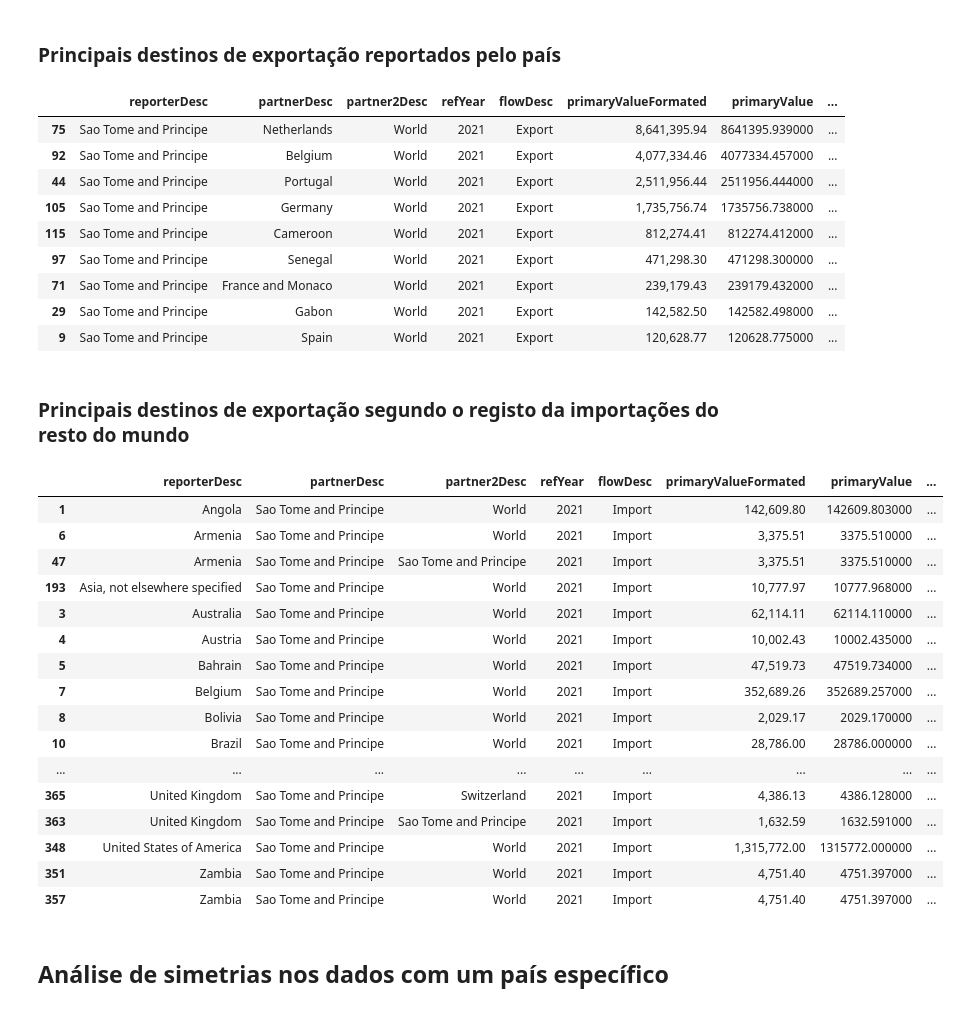
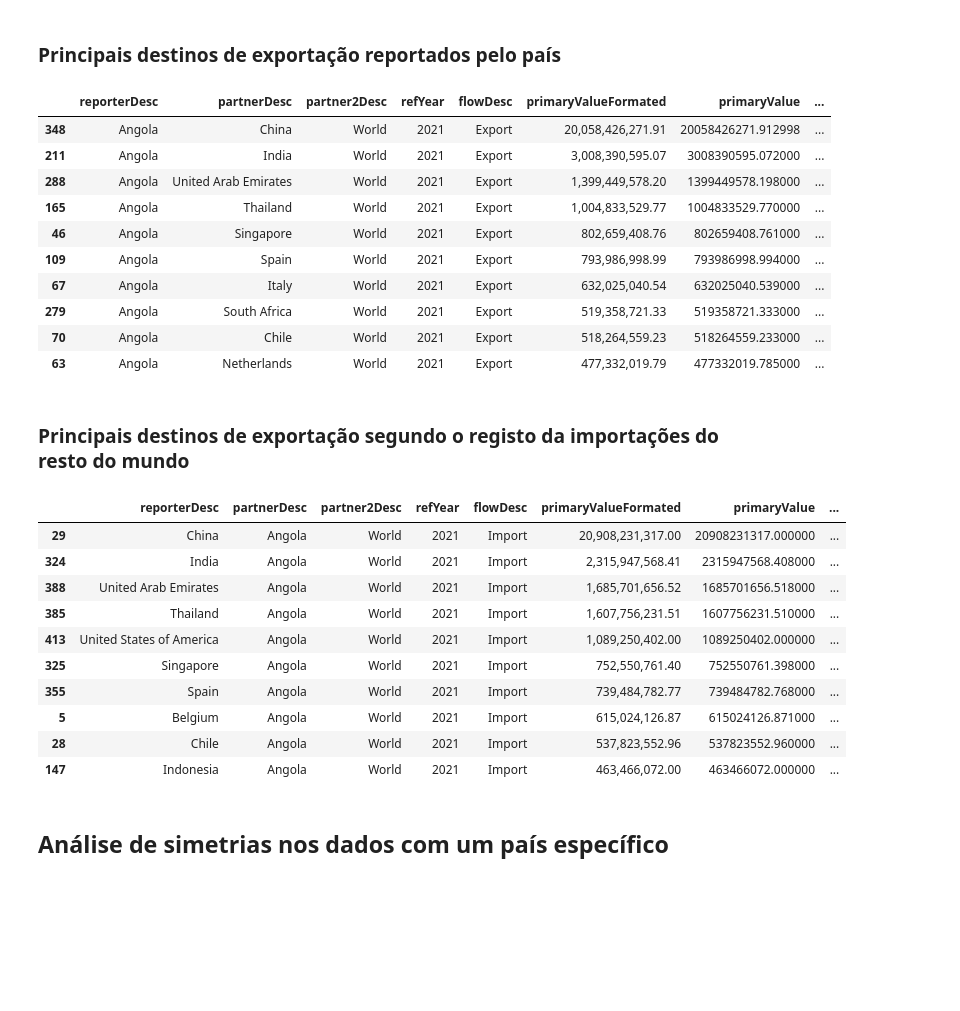
Before and after one commit to joaquimrcarvalho/cipf-comtrade, a Jupyter notebook: country_trade_profile.ipynb, the cells around one changed output. Cells and saved outputs as stored; diff of their text form; code cells hidden in the pictures; blank space fills up the shorter version.

```diff
--- a/country_trade_profile.ipynb
+++ b/country_trade_profile.ipynb
@@ -62,7 +62,7 @@ comtrade.PERIOD_SECONDS=5
 
 Choose country and years of interest
 # %%
-country_of_interest = comtrade.m49_stome_principe
+country_of_interest = comtrade.m49_angola
 years_of_interest = comtrade.year_range(2021, 2022)
 print(comtrade.COUNTRY_CODES[country_of_interest], years_of_interest)
 # %% [output]
@@ -333,6 +341,7 @@ partnerA = country_of_interest
 # %% [markdown]
 ### Principais destinos de exportação reportados pelo país
 # %%
+show_only_top = 10
 df_import_rep_a_world = comtrade.get_data("C",# C for commodities, S for Services
                      "A",# (freqCode) A for annual and M for monthly
                      flowCode='X',
@@ -348,54 +357,50 @@ df_import_rep_a_world = comtrade.get_data("C",# C for commodities, S for Service
 cols = ['reporterDesc','partnerDesc','partner2Desc','refYear','flowDesc','primaryValueFormated','primaryValue','perc','motDesc','isAggregate','customsDesc']
 total_import = df_import_rep_a_world['primaryValue'].sum()
 df_import_rep_a_world['perc'] = df_import_rep_a_world['primaryValue']/total_import
-df_import_rep_a_world[df_import_rep_a_world['primaryValue']>100000][cols].sort_values(by=['refYear','primaryValue'], ascending=[True,False]).head(20).style.format({'perc': '{:,.2%}'.format})
+df_import_rep_a_world[df_import_rep_a_world['primaryValue']>100000][cols].sort_values(by=['refYear','primaryValue'], ascending=[True,False]).head(show_only_top).style.format({'perc': '{:,.2%}'.format})
 # %% [output]
 |  | reporterDesc | partnerDesc | partner2Desc | refYear | flowDesc | primaryValueFormated | primaryValue | ... |
-| 75 | Sao Tome and Principe | Netherlands | World | 2021 | Export | 8,641,395.94 | 8641395.939000 | ... |
-| 92 | Sao Tome and Principe | Belgium | World | 2021 | Export | 4,077,334.46 | 4077334.457000 | ... |
-| 44 | Sao Tome and Principe | Portugal | World | 2021 | Export | 2,511,956.44 | 2511956.444000 | ... |
-| 105 | Sao Tome and Principe | Germany | World | 2021 | Export | 1,735,756.74 | 1735756.738000 | ... |
-| 115 | Sao Tome and Principe | Cameroon | World | 2021 | Export | 812,274.41 | 812274.412000 | ... |
-| 97 | Sao Tome and Principe | Senegal | World | 2021 | Export | 471,298.30 | 471298.300000 | ... |
-| 71 | Sao Tome and Principe | France and Monaco | World | 2021 | Export | 239,179.43 | 239179.432000 | ... |
-| 29 | Sao Tome and Principe | Gabon | World | 2021 | Export | 142,582.50 | 142582.498000 | ... |
-| 9 | Sao Tome and Principe | Spain | World | 2021 | Export | 120,628.77 | 120628.775000 | ... |
+| 348 | Angola | China | World | 2021 | Export | 20,058,426,271.91 | 20058426271.912998 | ... |
+| 211 | Angola | India | World | 2021 | Export | 3,008,390,595.07 | 3008390595.072000 | ... |
+| 288 | Angola | United Arab Emirates | World | 2021 | Export | 1,399,449,578.20 | 1399449578.198000 | ... |
+| 165 | Angola | Thailand | World | 2021 | Export | 1,004,833,529.77 | 1004833529.770000 | ... |
+| 46 | Angola | Singapore | World | 2021 | Export | 802,659,408.76 | 802659408.761000 | ... |
+| 109 | Angola | Spain | World | 2021 | Export | 793,986,998.99 | 793986998.994000 | ... |
+| 67 | Angola | Italy | World | 2021 | Export | 632,025,040.54 | 632025040.539000 | ... |
+| 279 | Angola | South Africa | World | 2021 | Export | 519,358,721.33 | 519358721.333000 | ... |
+| 70 | Angola | Chile | World | 2021 | Export | 518,264,559.23 | 518264559.233000 | ... |
+| 63 | Angola | Netherlands | World | 2021 | Export | 477,332,019.79 | 477332019.785000 | ... |
 # %% [markdown]
 ### Principais destinos de exportação segundo o registo da importações do resto do mundo
 # %%
+show_only_top=10
 df_import_rep_a_world = comtrade.get_data("C",# C for commodities, S for Services
                      "A",# (freqCode) A for annual and M for monthly
                      flowCode='M',
                      cmdCode='TOTAL',
                      reporterCode=None,
                      partnerCode=partnerA,
-                     partner2Code=None,
+                     partner2Code=0,
                      motCode = 0,
-                     customsCode=None,
+                     # customsCode=0,
                      period=years_of_interest,
                      echo_url=False
                      )
 total_import = df_import_rep_a_world['primaryValue'].sum()
 df_import_rep_a_world['perc'] = df_import_rep_a_world['primaryValue']/total_import
-df_import_rep_a_world[df_import_rep_a_world['primaryValue']>1000][cols].sort_values(by=['refYear','reporterDesc','primaryValue'], ascending=[True,True,False]).head(150).style.format({'perc': '{:,.2%}'.format})
+df_import_rep_a_world[df_import_rep_a_world['primaryValue']>1000][cols].sort_values(by=['refYear','primaryValue','reporterDesc',], ascending=[True,False,True]).head(show_only_top).style.format({'perc': '{:,.2%}'.format})
 # %% [output]
 |  | reporterDesc | partnerDesc | partner2Desc | refYear | flowDesc | primaryValueFormated | primaryValue | ... |
-| 1 | Angola | Sao Tome and Principe | World | 2021 | Import | 142,609.80 | 142609.803000 | ... |
-| 6 | Armenia | Sao Tome and Principe | World | 2021 | Import | 3,375.51 | 3375.510000 | ... |
-| 47 | Armenia | Sao Tome and Principe | Sao Tome and Principe | 2021 | Import | 3,375.51 | 3375.510000 | ... |
-| 193 | Asia, not elsewhere specified | Sao Tome and Principe | World | 2021 | Import | 10,777.97 | 10777.968000 | ... |
-| 3 | Australia | Sao Tome and Principe | World | 2021 | Import | 62,114.11 | 62114.110000 | ... |
-| 4 | Austria | Sao Tome and Principe | World | 2021 | Import | 10,002.43 | 10002.435000 | ... |
-| 5 | Bahrain | Sao Tome and Principe | World | 2021 | Import | 47,519.73 | 47519.734000 | ... |
-| 7 | Belgium | Sao Tome and Principe | World | 2021 | Import | 352,689.26 | 352689.257000 | ... |
-| 8 | Bolivia | Sao Tome and Principe | World | 2021 | Import | 2,029.17 | 2029.170000 | ... |
-| 10 | Brazil | Sao Tome and Principe | World | 2021 | Import | 28,786.00 | 28786.000000 | ... |
-| ... | ... | ... | ... | ... | ... | ... | ... | ... |
-| 365 | United Kingdom | Sao Tome and Principe | Switzerland | 2021 | Import | 4,386.13 | 4386.128000 | ... |
-| 363 | United Kingdom | Sao Tome and Principe | Sao Tome and Principe | 2021 | Import | 1,632.59 | 1632.591000 | ... |
-| 348 | United States of America | Sao Tome and Principe | World | 2021 | Import | 1,315,772.00 | 1315772.000000 | ... |
-| 351 | Zambia | Sao Tome and Principe | World | 2021 | Import | 4,751.40 | 4751.397000 | ... |
-| 357 | Zambia | Sao Tome and Principe | World | 2021 | Import | 4,751.40 | 4751.397000 | ... |
+| 29 | China | Angola | World | 2021 | Import | 20,908,231,317.00 | 20908231317.000000 | ... |
+| 324 | India | Angola | World | 2021 | Import | 2,315,947,568.41 | 2315947568.408000 | ... |
+| 388 | United Arab Emirates | Angola | World | 2021 | Import | 1,685,701,656.52 | 1685701656.518000 | ... |
+| 385 | Thailand | Angola | World | 2021 | Import | 1,607,756,231.51 | 1607756231.510000 | ... |
+| 413 | United States of America | Angola | World | 2021 | Import | 1,089,250,402.00 | 1089250402.000000 | ... |
+| 325 | Singapore | Angola | World | 2021 | Import | 752,550,761.40 | 752550761.398000 | ... |
+| 355 | Spain | Angola | World | 2021 | Import | 739,484,782.77 | 739484782.768000 | ... |
+| 5 | Belgium | Angola | World | 2021 | Import | 615,024,126.87 | 615024126.871000 | ... |
+| 28 | Chile | Angola | World | 2021 | Import | 537,823,552.96 | 537823552.960000 | ... |
+| 147 | Indonesia | Angola | World | 2021 | Import | 463,466,072.00 | 463466072.000000 | ... |
 # %% [markdown]
 ## Análise de simetrias nos dados com um país específico
 # %%
```
Also changed, not shown: parts of 15 cells of this notebook, 2 other files.
